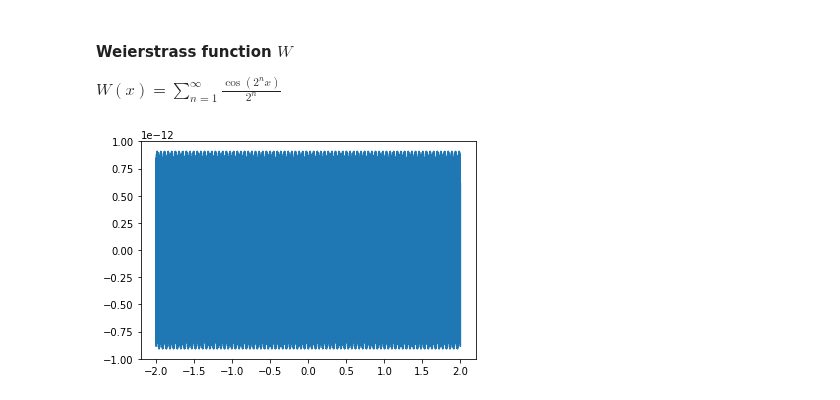
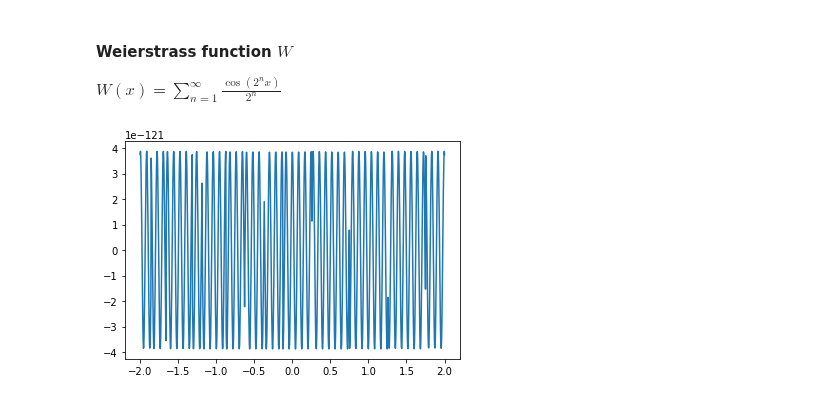
Before and after one commit to fractalclockwork/Math725, a Jupyter notebook: HW/Math725_HW5.ipynb, the cells around one changed output. Saved outputs shown, nothing was run; the diff lists cells and outputs as text; code cells hidden in the pictures.

```diff
--- a/HW/Math725_HW5.ipynb
+++ b/HW/Math725_HW5.ipynb
@@ -423,10 +534,10 @@ plot_dynamics(V, -2, 4, 100, -4, 2, 100)
 #### Weierstrass function $W$
 $W(x)=\sum\limits_{n=1}^\infty\frac{\cos(2^nx)}{2^n}$
 # %%
-n=40
+n=400
 W = lambda x: np.sum(np.cos(2**n*x)/2**n)
-x=list(np.linspace(-2,2,2**12))
+x=list(np.linspace(-2,2,2**10))
 y=[W(xx) for xx in x]
 plt.plot(x,y);
 # %% [output]
-[figure, old version]
+[figure, new version]
```
Also changed, not shown: parts of 36 cells of this notebook.
